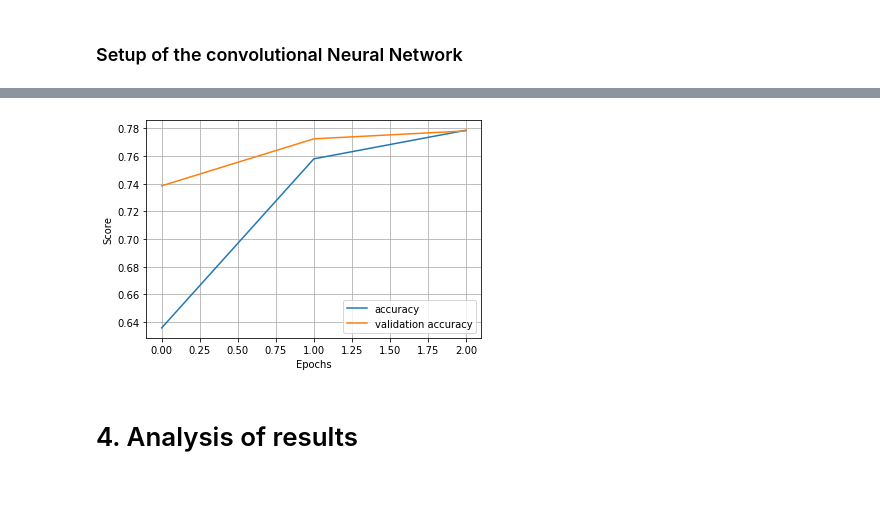
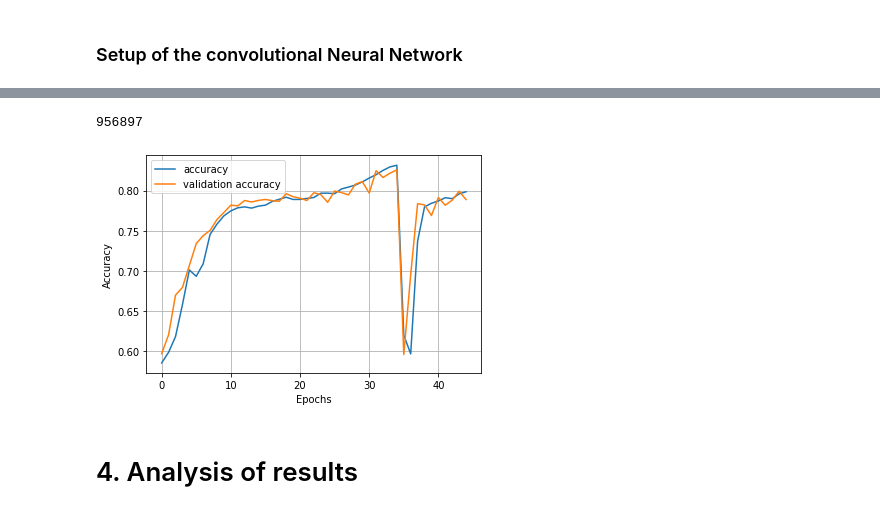
Before and after one commit to apalladi/cancer_image_recognition, a Jupyter notebook: CNN-imagerec.ipynb, the cells around one changed output, grey strips where cells are left out. Drawn from its saved outputs; the diff is of its cells as text; code cells hidden in the pictures.

```diff
--- a/CNN-imagerec.ipynb
+++ b/CNN-imagerec.ipynb
@@ -184,7 +188,7 @@ print(class_weights)
 # %% [markdown]
 ### Setup of the convolutional Neural Network
 # %%
-def pallad_lenet5(input_shape=(96,96, 3), output=1 , epochs=50, patience=10):
+def pallad_biglenet5(input_shape=(96,96, 3), output=1 , epochs=50, patience=10, pre_load_weights='no'):
 
     # initialize sequential model
     model = Sequential()
@@ -192,15 +196,15 @@ def pallad_lenet5(input_shape=(96,96, 3), output=1 , epochs=50, patience=10):
     # add 1th hidden (convolutional) layer with 6 neurons
     # the application of the kernel 5x5 reduces the dimension of the matrix from 96x96 to 92x92
     # the strides=2 further reduces the dimension from 92x92 to 46x46
-    model.add(Conv2D(filters=6, kernel_size=(5, 5),strides=2, activation='relu', input_shape=input_shape))
+    model.add(Conv2D(filters=24, kernel_size=(5,5),strides=2, activation='relu', input_shape=input_shape))
     # reduce dimension of the image from 46x46 to 23x23
     model.add(AveragePooling2D())
 
     # add 2th hidden (convolutional) layer with 16 neurons
     # the application of the kernel 4x4 reduces the dimension of the image from 23x23 to 20x20
     # the sdrides=2 further reduces the dimension to 10x10
-    model.add(Conv2D(filters=16, kernel_size=(4,4), strides=2, activation='relu'))
-    # reduce dimension of the image from 11x11 to 5x5
+    model.add(Conv2D(filters=64, kernel_size=(4,4), strides=2, activation='relu'))
+    # reduce dimension of the image from 10x10 to 5x5
     model.add(AveragePooling2D())
 
 
@@ -209,10 +213,13 @@ def pallad_lenet5(input_shape=(96,96, 3), output=1 , epochs=50, patience=10):
     model.add(Flatten())
 
     # add 3th hidden (dense) layer with 120 neurons
-    model.add(Dense(units=120, activation='relu'))
+    model.add(Dense(units=480, activation='relu'))
+    # dropout randomly 50% of nodes. This helps to avoid overfitting
+    model.add(Dropout(0.5))
 
     # add 4th hidden (dense) layer with 84 neurons
-    model.add(Dense(units=84, activation='relu'))
+    model.add(Dense(units=336, activation='relu'))
+    model.add(Dropout(0.4))
 
     # add the output layer, with 10 neurons
     model.add(Dense(units=output, activation='sigmoid'))
@@ -264,0 +252,2 @@ the maximum validation accuracy is  0.778
+# %%
+peppe = pallad_biglenet5(epochs=100,patience=10)
@@ -265,11 +272,29 @@ the maximum validation accuracy is  0.778
+# %%
+# number of nodes used in the Neural Network
+#n_nodes = np.array([6,16,120,84,1])
+n_nodes = np.array([24,64,480,336,1])
+
+# get total number of weights per layer
+def get_nofweights(n_nodes):
+    ly1=3*n_nodes[0]*5*5+n_nodes[0]
+    ly2=n_nodes[0]*n_nodes[1]*4*4+n_nodes[1]
+    ly3=5*5*n_nodes[1]*n_nodes[2]+n_nodes[2]
+    ly4=n_nodes[2]*n_nodes[3]+n_nodes[3]
+    ly5=n_nodes[3]*n_nodes[4]+n_nodes[4]
+    return ly1+ly2+ly3+ly4+ly5
+
+# get number of weights of the current architecture
+get_nofweights(n_nodes)
+# %% [output]
+956897
 # %%
 plt.plot(peppe[2].history['accuracy'],label='accuracy')
 plt.plot(peppe[2].history['val_accuracy'],label='validation accuracy')
 plt.xlabel('Epochs')
-plt.ylabel('Score')
+plt.ylabel('Accuracy')
 plt.legend()
 plt.grid()
 plt.savefig('results/historyNN.png',dpi=300)
 plt.show()
 # %% [output]
-[figure, old version]
+[figure, new version]
```
Also changed, not shown: parts of 12 cells of this notebook, 5 other files.
